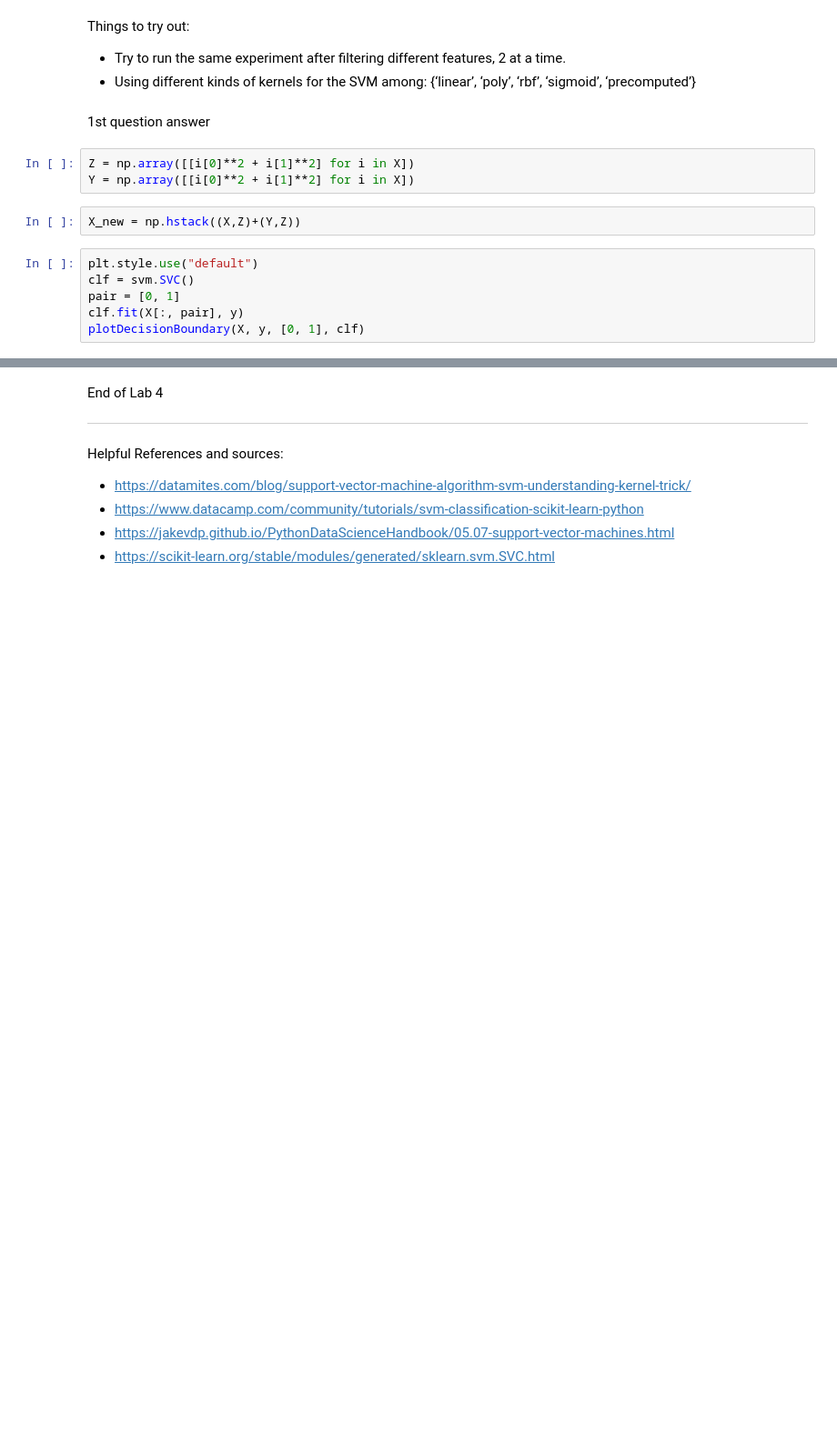
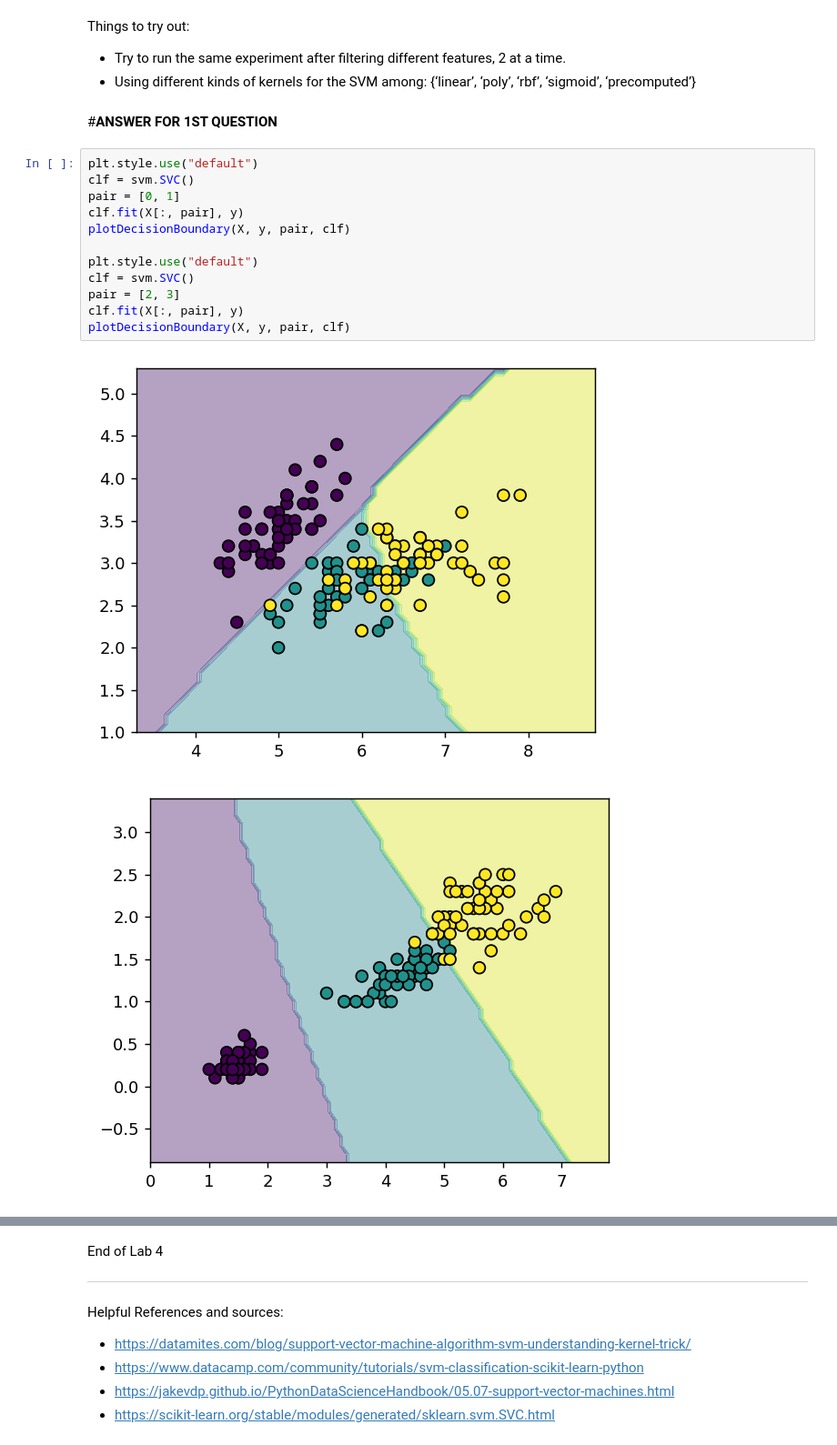
Before and after one commit to Kalyan9177/FMML-lab-1-kalyan, a Jupyter notebook: FMML_Module4_Lab4.ipynb, the cells around one changed output, grey strips where cells are left out. Shown: that part at 91% size. Drawn from its saved outputs; the diff is of its cells as text; blank space fills up the shorter version.

```diff
--- a/FMML_Module4_Lab4.ipynb
+++ b/FMML_Module4_Lab4.ipynb
@@ -200,16 +235,20 @@ Certainly, using a kernel has increased our accuracy on the iris dataset.
 Things to try out:
 - Try to run the same experiment after filtering different features, 2 at a time.
 - Using different kinds of kernels for the SVM among: {‘linear’, ‘poly’, ‘rbf’, ‘sigmoid’, ‘precomputed’}
-# %% [markdown]
-1st question answer
-# %%
-Z = np.array([[i[0]**2 + i[1]**2] for i in X])
-Y = np.array([[i[0]**2 + i[1]**2] for i in X])
-# %%
-X_new = np.hstack((X,Z)+(Y,Z))
+# %% [markdown]
+#**ANSWER FOR 1ST QUESTION**
 # %%
 plt.style.use("default")
 clf = svm.SVC()
 pair = [0, 1]
 clf.fit(X[:, pair], y)
-plotDecisionBoundary(X, y, [0, 1], clf)
+plotDecisionBoundary(X, y, pair, clf)
+
+plt.style.use("default")
+clf = svm.SVC()
+pair = [2, 3]
+clf.fit(X[:, pair], y)
+plotDecisionBoundary(X, y, pair, clf)
+# %% [output]
+[figure, added]
+[figure, added]
```
Also changed, not shown: parts of 18 cells of this notebook.
